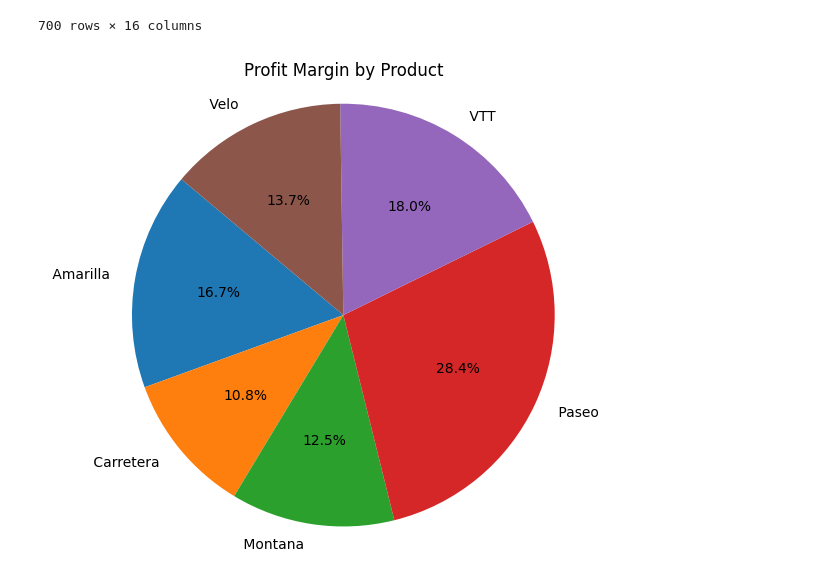
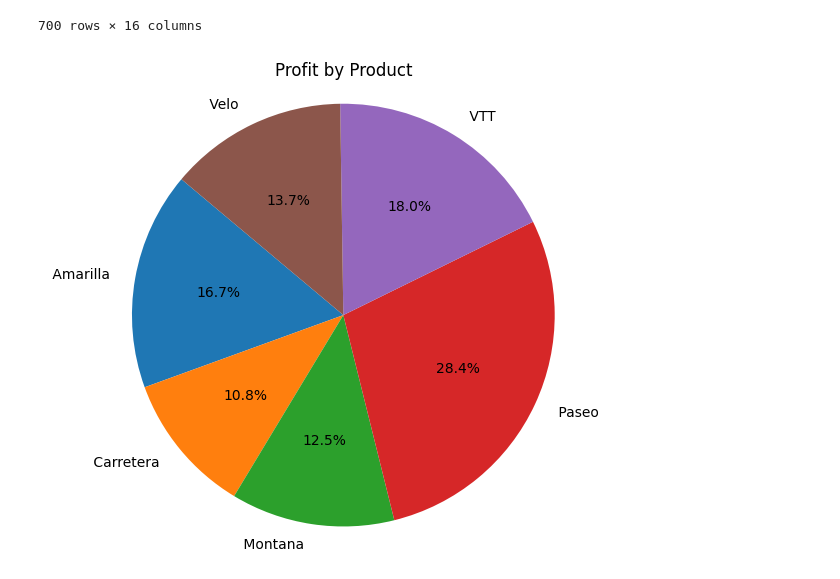
Before and after one commit to KamoheloSebolai/salesAnalysis, a Jupyter notebook: product_analysis.ipynb, the cells around one changed output. Drawn from its saved outputs; the diff is of its cells as text; code cells hidden in the pictures.

```diff
--- a/product_analysis.ipynb
+++ b/product_analysis.ipynb
@@ -32,11 +32,11 @@ salesData
 # %%
 
 profit_by_product = salesData.groupby('Product')['Profit'].sum()
 
 plt.figure(figsize=(6, 6))
 plt.pie(profit_by_product, labels=profit_by_product.index, autopct='%1.1f%%', startangle=140)
-plt.title('Profit Margin by Product')
+plt.title('Profit by Product')
 plt.axis('equal')
 plt.show()
 # %% [output]
-[figure, old version]
+[figure, new version]
```
Also changed, not shown: parts of 5 cells of this notebook.
